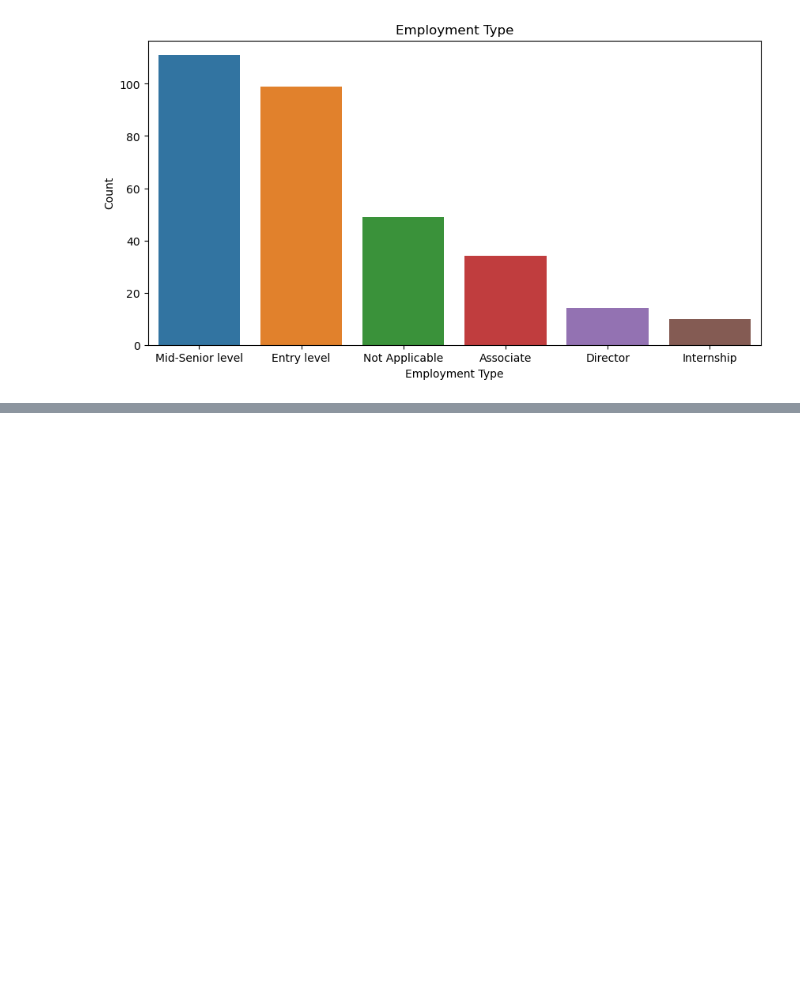
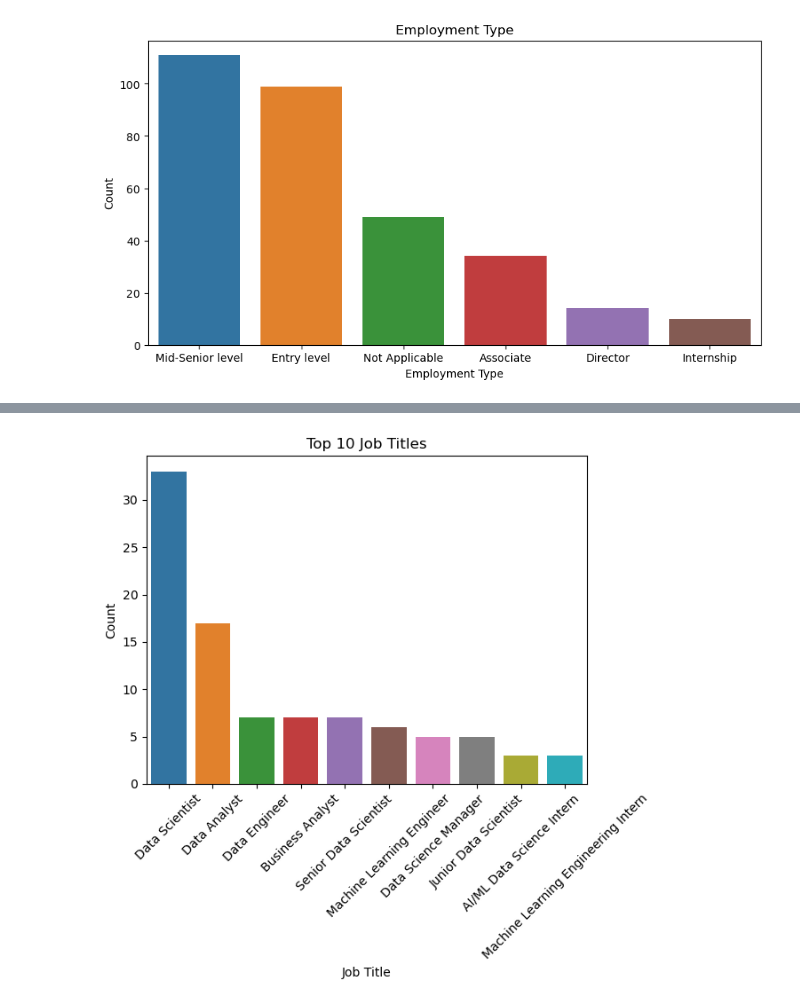
Before and after one commit to Severesix907/Capstone_Project, a Jupyter notebook: Code/EDA.ipynb, the cells around one changed output, grey strips where cells are left out. Drawn from its saved outputs; the diff is of its cells as text; code cells hidden in the pictures; blank space fills up the shorter version.

```diff
--- a/Code/EDA.ipynb
+++ b/Code/EDA.ipynb
@@ -124,0 +133,9 @@ plt.show()
+# %%
+sns.countplot(x="job_title", data=df, order = df['job_title'].value_counts().iloc[:10].index)
+plt.title('Top 10 Job Titles')
+plt.xlabel('Job Title')
+plt.ylabel('Count')
+plt.xticks(rotation=45)
+plt.show()
+# %% [output]
+[figure, added]
```
Also changed, not shown: parts of 3 cells of this notebook, 1 other file.
